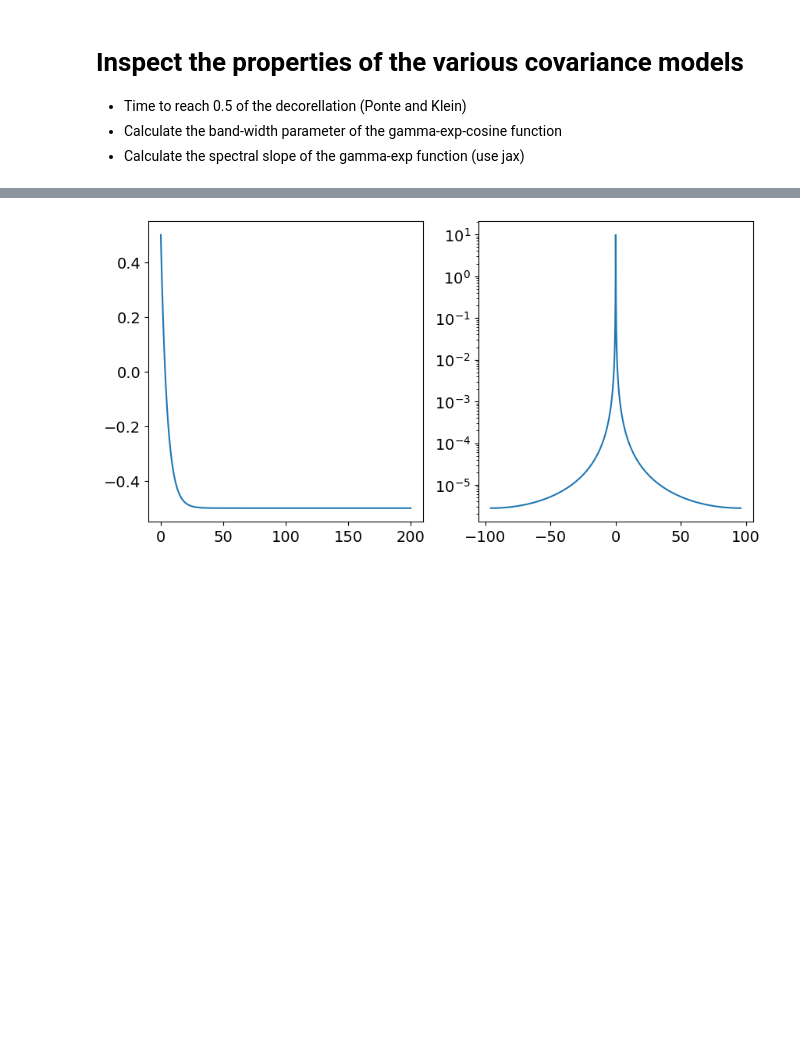
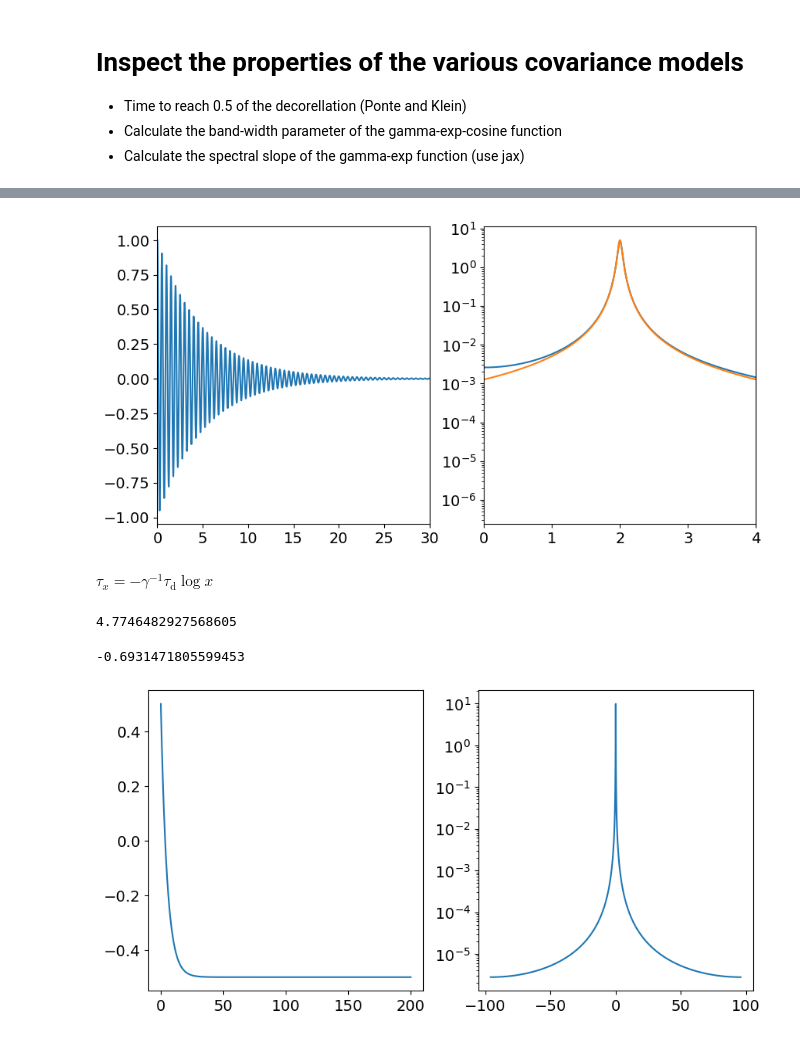
Before and after one commit to mrayson/incoherentitide, a Jupyter notebook: NOTEBOOKS/covariance_model_properties.ipynb, the cells around one changed output, grey strips where cells are left out. Saved outputs shown, nothing was run; the diff lists cells and outputs as text; code cells hidden in the pictures; blank space fills up the shorter version.

```diff
--- a/NOTEBOOKS/covariance_model_properties.ipynb
+++ b/NOTEBOOKS/covariance_model_properties.ipynb
@@ -77,2 +97,41 @@ plt.savefig('../FIGURES/cov_model_acf_psd.png',dpi=150)
+# %%
+def lorentzian_z22(omega, S0, A, λ, omega0):
+    return S0 + A/np.pi * λ / ((omega-omega0)**2. + λ**2.)
+
+tau_d2 = 5.
+A = 1.
+Sz = lorentzian_z22(f_S1, 0, A/2, 1/(2*np.pi*tau_d2), 2)
+
+plt.figure(figsize=(10,5))
+ax1=plt.subplot(121)
+ax2=plt.subplot(122)
+ax1.set_xlim(0,30)
+#ax2.set_xlim(1.6,2.4)
+ax2.set_xlim(0,4)
+
+scale=1
+offset=np.log10(scale)*2
+#acf1 = nsit.itmodel_expquad(t, t[0], (1, 1/np.sqrt(2)*5.)) # Needs scaling
+acf1 = nsit.itmodel_gamma(t, t[0], (1, tau_d2, 1))
+
+f_S1, S1 = speccy.bochner(acf1, delta=dtout)
+p1a, = ax1.plot(t-t[0],acf1+offset)
+p1b, = ax2.semilogy(f_S1, S1*scale)
+p1c, = ax2.semilogy(f_S1, Sz*scale)
+# %% [output]
+[figure, added]
+# %% [markdown]
+$\tau_{x} = - \gamma^{-1} \tau_\mathrm{d} \log x$
+# %%
+30/(2*np.pi)
+# %% [output]
+4.7746482927568605
+# %%
+def tau_decorr(x, tau_d, gamma):
+    return 1/gamma * tau_d * np.log(x)
+
+tau_decorr(0.5, 1., 1.)
+# %% [output]
+-0.6931471805599453
 # %%
 import nonstat_itides_jax as nsitj
```
Also changed, not shown: parts of 4 cells of this notebook, 2 other files.
